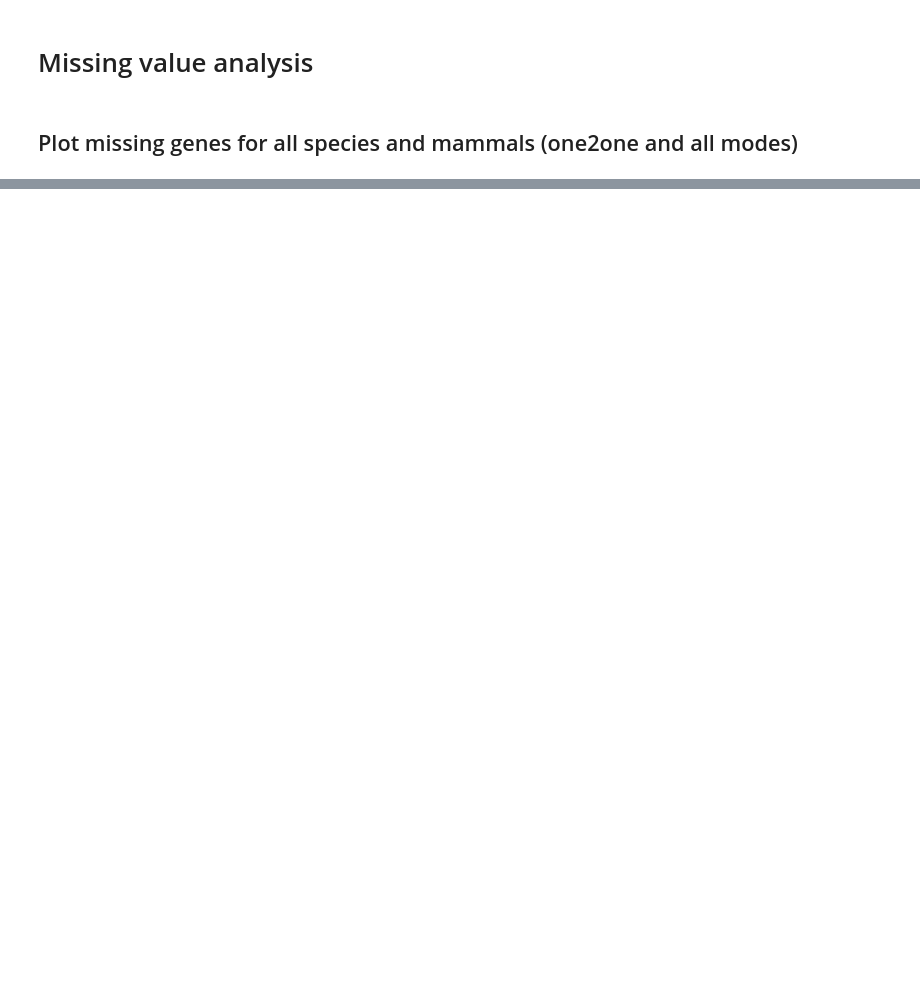
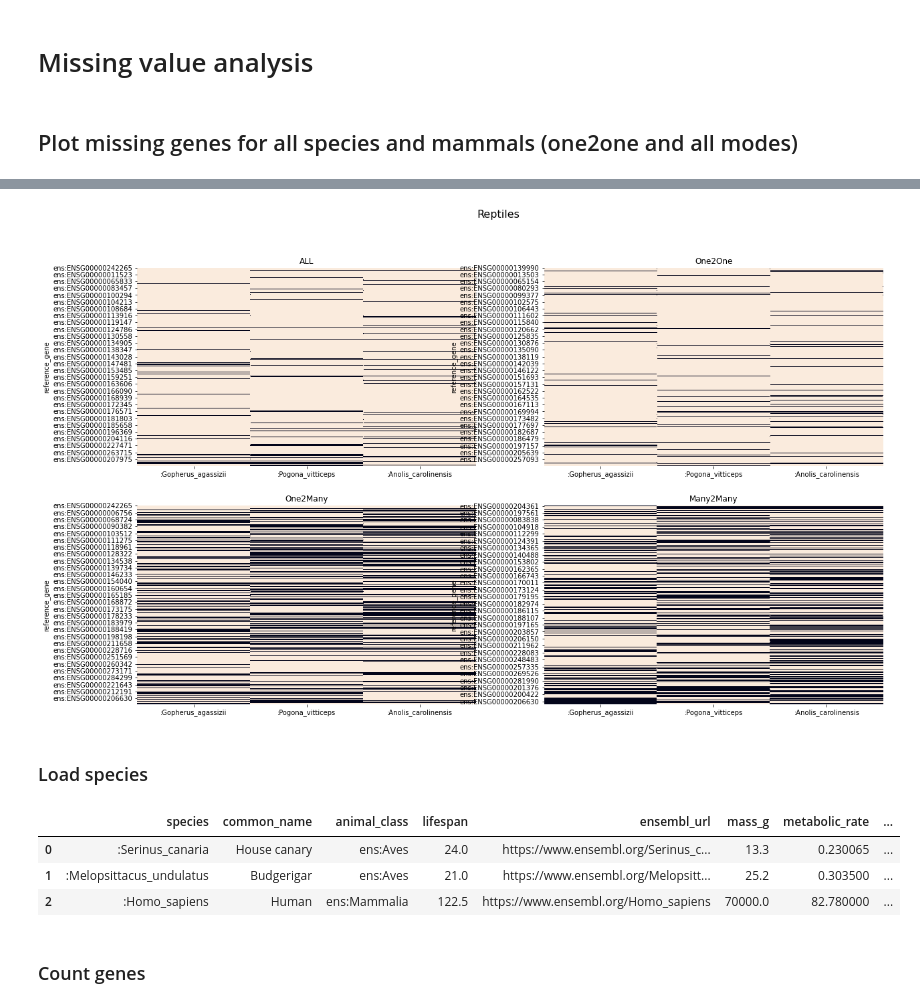
Before and after one commit to antonkulaga/yspecies, a Jupyter notebook: notebooks/0_evaluate_genes.ipynb, the cells around one changed output, grey strips where cells are left out. Saved outputs shown, nothing was run; the diff lists cells and outputs as text; code cells hidden in the pictures; blank space fills up the shorter version.

```diff
--- a/notebooks/0_evaluate_genes.ipynb
+++ b/notebooks/0_evaluate_genes.ipynb
@@ -130,0 +116,16 @@ dtype: int64
+# %%
+missing_values(reptiles, "Reptiles")
+# %% [output]
+[figure, added]
+# %% [markdown]
+### Load species ###
+# %%
+species = load_table(input_dir / "species.tsv")
+species.head(3)
+# %% [output]
+|  | species | common_name | animal_class | lifespan | ensembl_url | mass_g | metabolic_rate | ... |
+| 0 | :Serinus_canaria | House canary | ens:Aves | 24.0 | https://www.ensembl.org/Serinus_c... | 13.3 | 0.230065 | ... |
+| 1 | :Melopsittacus_undulatus | Budgerigar | ens:Aves | 21.0 | https://www.ensembl.org/Melopsitt... | 25.2 | 0.303500 | ... |
+| 2 | :Homo_sapiens | Human | ens:Mammalia | 122.5 | https://www.ensembl.org/Homo_sapiens | 70000.0 | 82.780000 | ... |
+# %% [markdown]
+### Count genes ###
```
Also changed, not shown: parts of 33 cells of this notebook, 2 other files.
